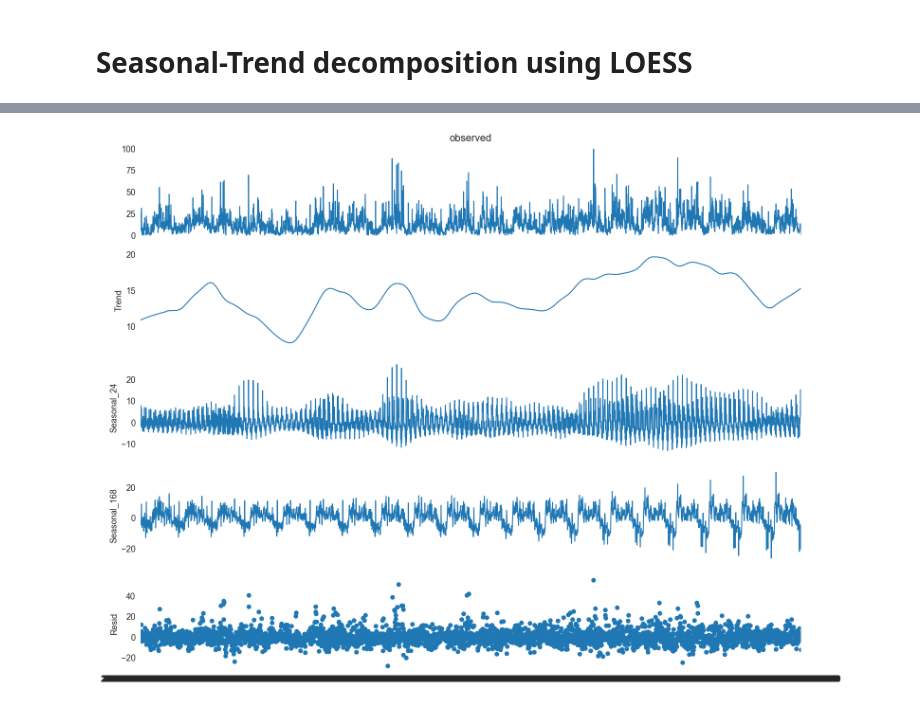
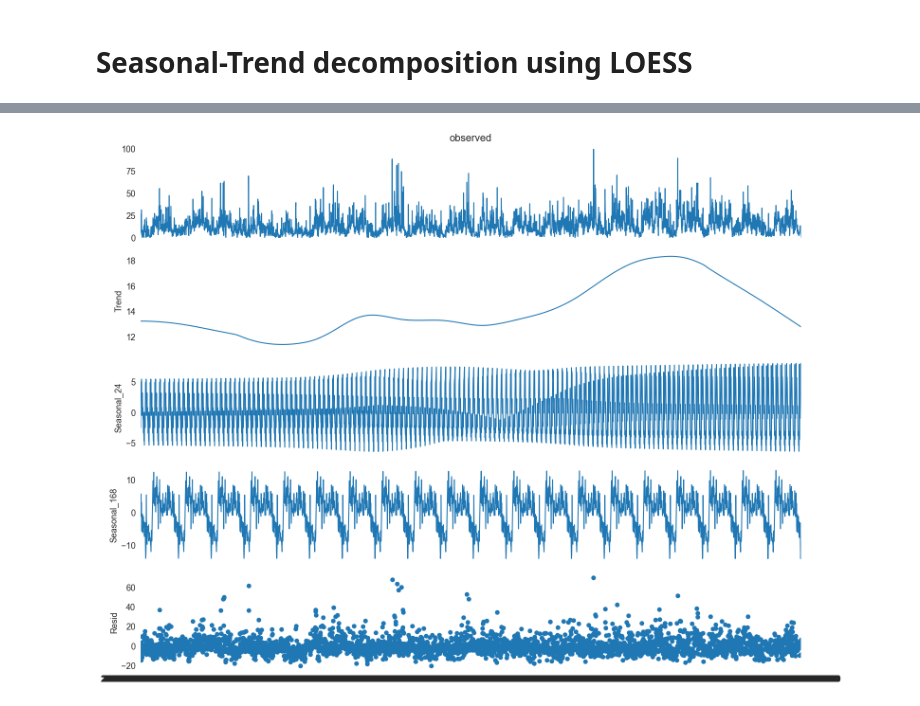
Before and after one commit to uhourri/GH-Bots-API, a Jupyter notebook: code/Time series forcasting.ipynb, the cells around one changed output, grey strips where cells are left out. Drawn from its saved outputs; the diff is of its cells as text; code cells hidden in the pictures.

```diff
--- a/code/Time series forcasting.ipynb
+++ b/code/Time series forcasting.ipynb
@@ -190,4 +183,4 @@ sns.set_style("darkgrid")
 plt.rc("figure", figsize=(16, 12))
 plt.rc("font", size=13)
 # %%
-temp[(temp['date'] >= '2023-01-01') & (temp['date'] <= '2023-03-31')]
+temp = temp.loc['2023-01-01 00:00:00':'2023-03-31 23:00:00']
@@ -213,17 +187,16 @@ res.seasonal.head()
-# %%
-ax = res.plot()
-# %% [output]
-[figure, removed]
 # %%
 mstl = MSTL(
-    df,
+    temp,
     periods=[24, 24 * 7],  # The periods and windows must be the same length and will correspond to one another.
     windows=[101, 101],  # Setting this large along with `seasonal_deg=0` will force the seasonality to be periodic.
     iterate=3,
     stl_kwargs={
                 "trend":1001, # Setting this large will force the trend to be smoother.
                 "seasonal_deg":0, # Means the seasonal smoother is fit with a moving average.
                }
 )
 res = mstl.fit()
 ax = res.plot()
+plt.tight_layout()
+# %% [output]
+[figure, added]
```
Also changed, not shown: parts of 7 cells of this notebook.
